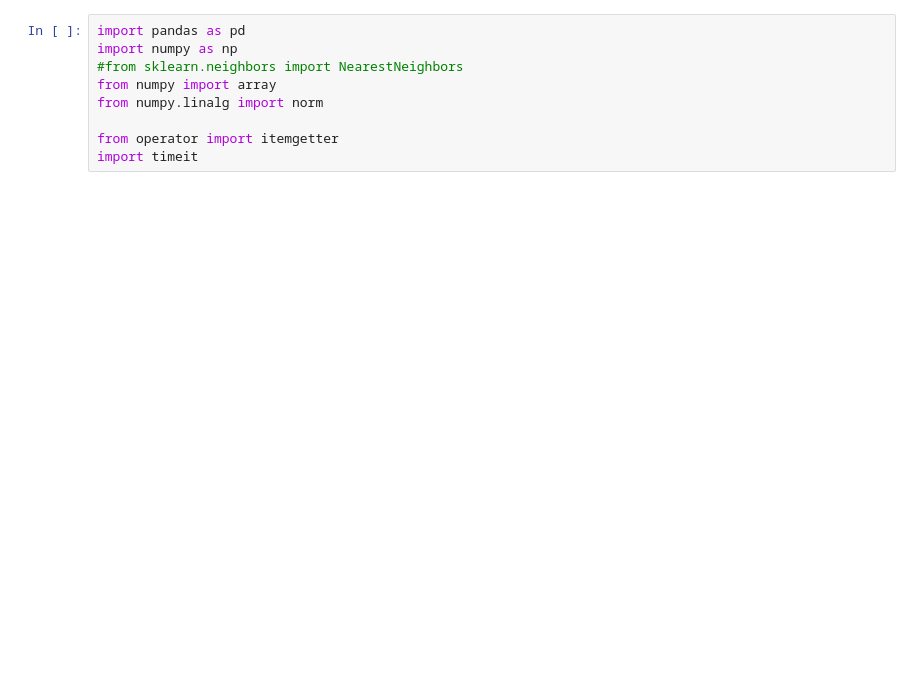
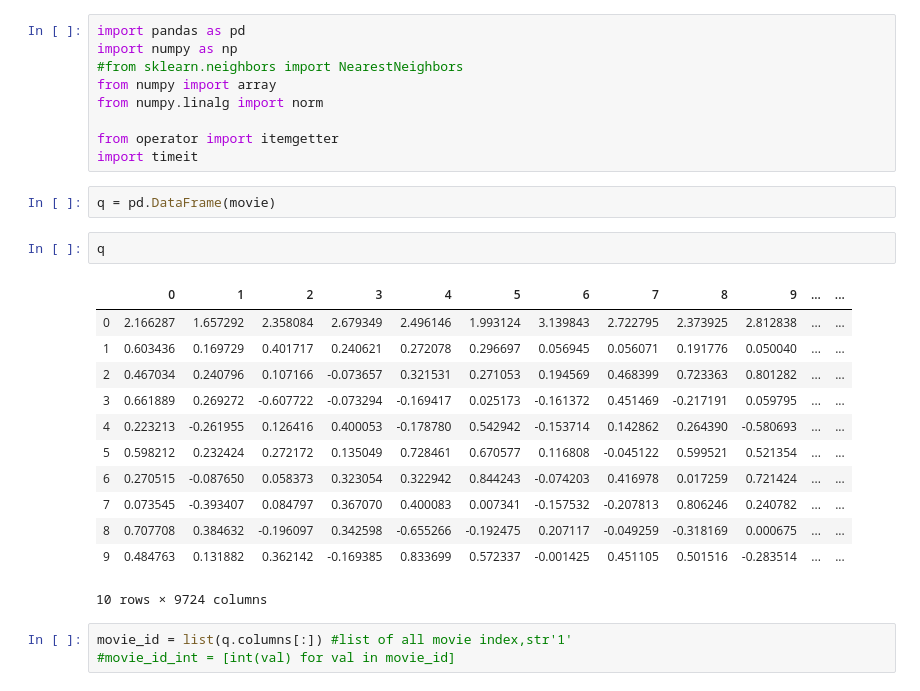
Before and after one commit to TZstatsADS/fall2019-project4-sec1-grp2, a Jupyter notebook: doc/knn_hardcode.ipynb, the cells around one changed output. Drawn from its saved outputs; the diff is of its cells as text; blank space fills up the shorter version.

```diff
--- a/doc/knn_hardcode.ipynb
+++ b/doc/knn_hardcode.ipynb
@@ -7,3 +7,23 @@ from numpy.linalg import norm
 
 from operator import itemgetter
 import timeit
+# %%
+q = pd.DataFrame(movie)
+# %%
+q
+# %% [output]
+|  | 0 | 1 | 2 | 3 | 4 | 5 | 6 | 7 | 8 | 9 | ... | ... |
+| 0 | 2.166287 | 1.657292 | 2.358084 | 2.679349 | 2.496146 | 1.993124 | 3.139843 | 2.722795 | 2.373925 | 2.812838 | ... | ... |
+| 1 | 0.603436 | 0.169729 | 0.401717 | 0.240621 | 0.272078 | 0.296697 | 0.056945 | 0.056071 | 0.191776 | 0.050040 | ... | ... |
+| 2 | 0.467034 | 0.240796 | 0.107166 | -0.073657 | 0.321531 | 0.271053 | 0.194569 | 0.468399 | 0.723363 | 0.801282 | ... | ... |
+| 3 | 0.661889 | 0.269272 | -0.607722 | -0.073294 | -0.169417 | 0.025173 | -0.161372 | 0.451469 | -0.217191 | 0.059795 | ... | ... |
+| 4 | 0.223213 | -0.261955 | 0.126416 | 0.400053 | -0.178780 | 0.542942 | -0.153714 | 0.142862 | 0.264390 | -0.580693 | ... | ... |
+| 5 | 0.598212 | 0.232424 | 0.272172 | 0.135049 | 0.728461 | 0.670577 | 0.116808 | -0.045122 | 0.599521 | 0.521354 | ... | ... |
+| 6 | 0.270515 | -0.087650 | 0.058373 | 0.323054 | 0.322942 | 0.844243 | -0.074203 | 0.416978 | 0.017259 | 0.721424 | ... | ... |
+| 7 | 0.073545 | -0.393407 | 0.084797 | 0.367070 | 0.400083 | 0.007341 | -0.157532 | -0.207813 | 0.806246 | 0.240782 | ... | ... |
+| 8 | 0.707708 | 0.384632 | -0.196097 | 0.342598 | -0.655266 | -0.192475 | 0.207117 | -0.049259 | -0.318169 | 0.000675 | ... | ... |
+| 9 | 0.484763 | 0.131882 | 0.362142 | -0.169385 | 0.833699 | 0.572337 | -0.001425 | 0.451105 | 0.501516 | -0.283514 | ... | ... |
+10 rows × 9724 columns
+# %%
+movie_id = list(q.columns[:]) #list of all movie index,str'1'
+#movie_id_int = [int(val) for val in movie_id]
```
Also changed, not shown: parts of 27 cells of this notebook.
